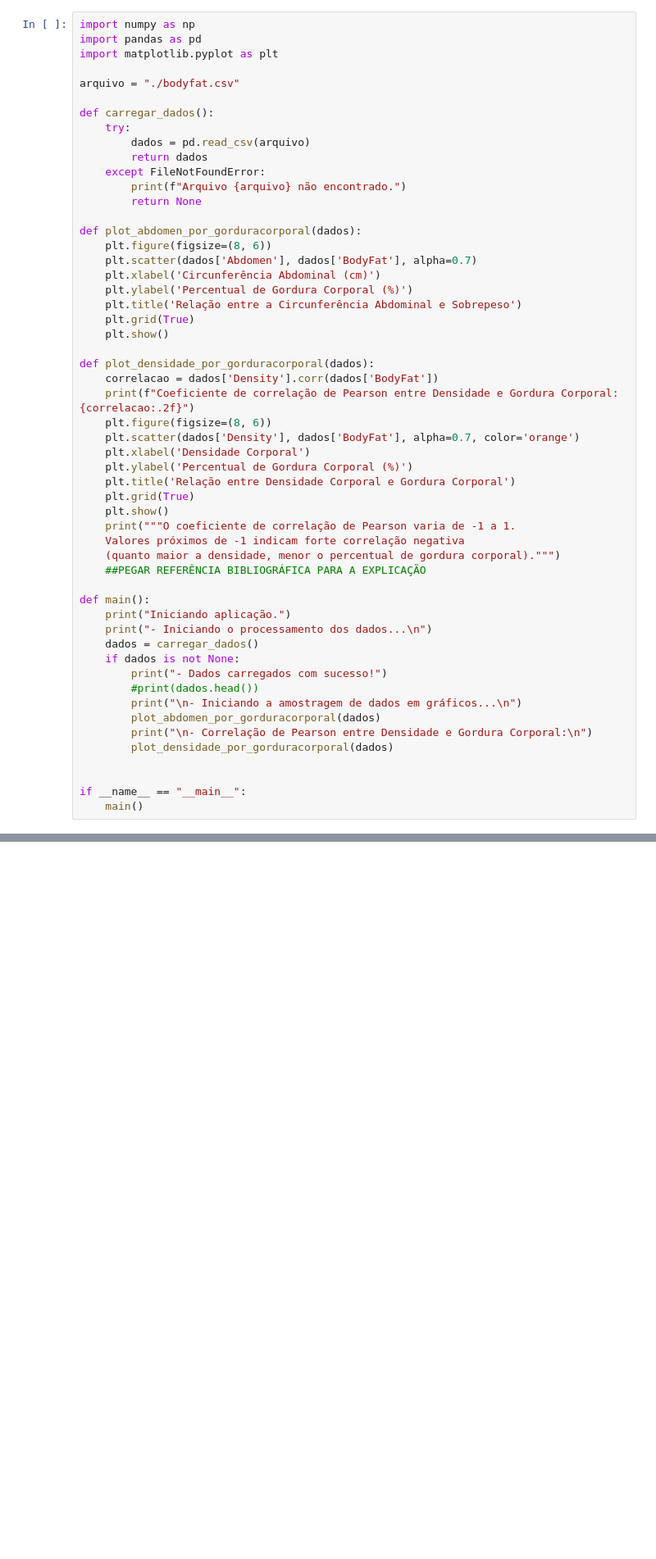
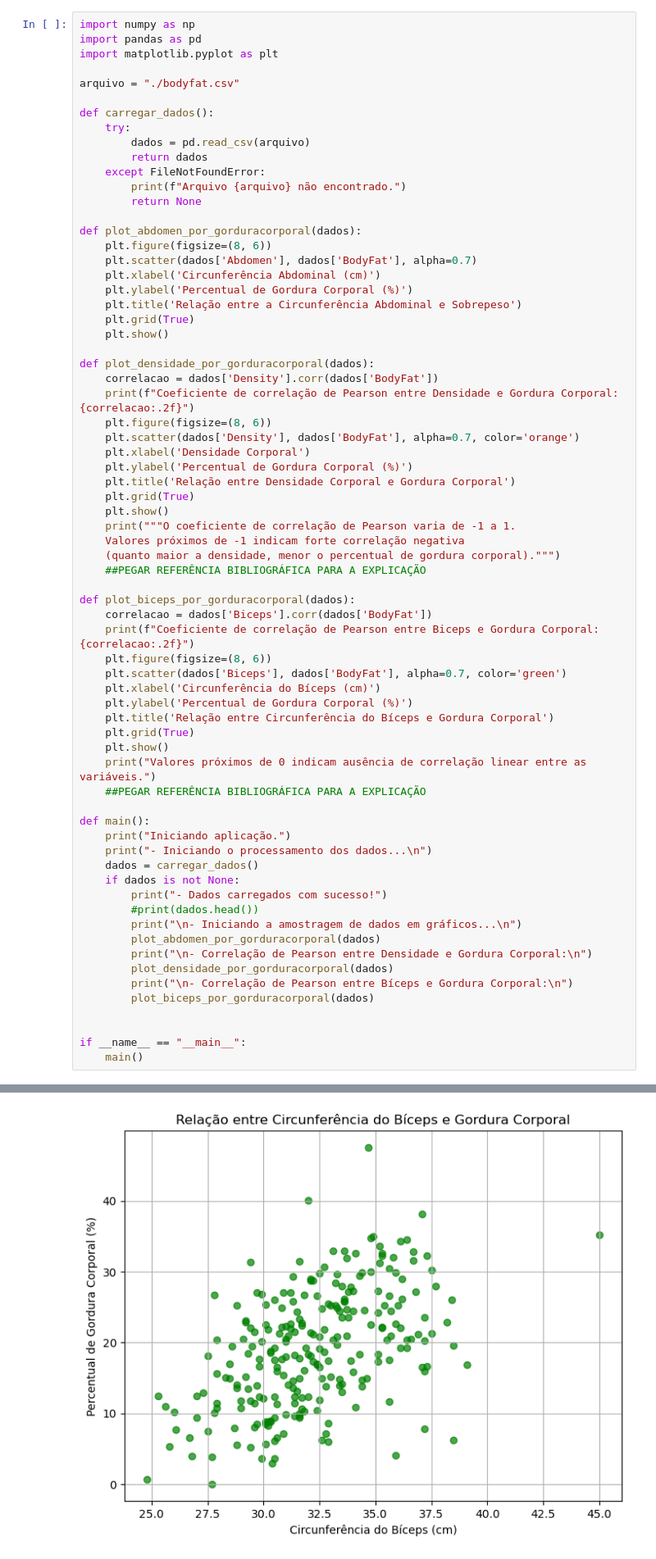
Before and after one commit to eduardoschettini/CV_Desafio_Final_Estatistica, a Jupyter notebook: desafio_final.ipynb, the cells around one changed output, grey strips where cells are left out. Shown at 82% size. Cells and saved outputs as stored; diff of their text form; blank space fills up the shorter version.

Commit message:
Correlação de Pearson entre Bíceps e Gordura Corporal

```diff
--- a/desafio_final.ipynb
+++ b/desafio_final.ipynb
@@ -37,6 +37,19 @@ def plot_densidade_por_gorduracorporal(dados):
     (quanto maior a densidade, menor o percentual de gordura corporal).""")
     ##PEGAR REFERÊNCIA BIBLIOGRÁFICA PARA A EXPLICAÇÃO
 
+def plot_biceps_por_gorduracorporal(dados):
+    correlacao = dados['Biceps'].corr(dados['BodyFat'])
+    print(f"Coeficiente de correlação de Pearson entre Biceps e Gordura Corporal: {correlacao:.2f}")
+    plt.figure(figsize=(8, 6))
+    plt.scatter(dados['Biceps'], dados['BodyFat'], alpha=0.7, color='green')
+    plt.xlabel('Circunferência do Bíceps (cm)')
+    plt.ylabel('Percentual de Gordura Corporal (%)')
+    plt.title('Relação entre Circunferência do Bíceps e Gordura Corporal')
+    plt.grid(True)
+    plt.show()
+    print("Valores próximos de 0 indicam ausência de correlação linear entre as variáveis.")
+    ##PEGAR REFERÊNCIA BIBLIOGRÁFICA PARA A EXPLICAÇÃO
+
 def main():
     print("Iniciando aplicação.")
     print("- Iniciando o processamento dos dados...\n")
@@ -48,6 +61,8 @@ def main():
         plot_abdomen_por_gorduracorporal(dados)
         print("\n- Correlação de Pearson entre Densidade e Gordura Corporal:\n")
         plot_densidade_por_gorduracorporal(dados)
+        print("\n- Correlação de Pearson entre Bíceps e Gordura Corporal:\n")
+        plot_biceps_por_gorduracorporal(dados)
 
 
 if __name__ == "__main__":
@@ -66,0 +89 @@ Coeficiente de correlação de Pearson entre Densidade e Gordura Corporal: -0.98
+[figure, added]
```
Also changed, not shown: parts of 1 cell of this notebook.
